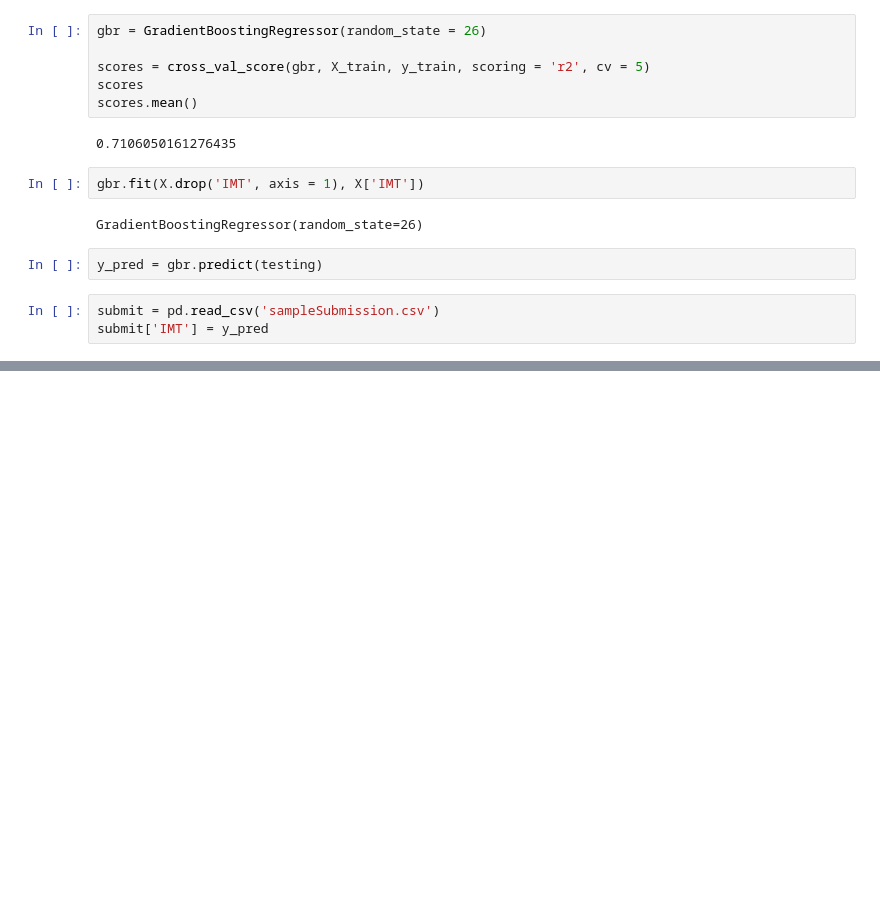
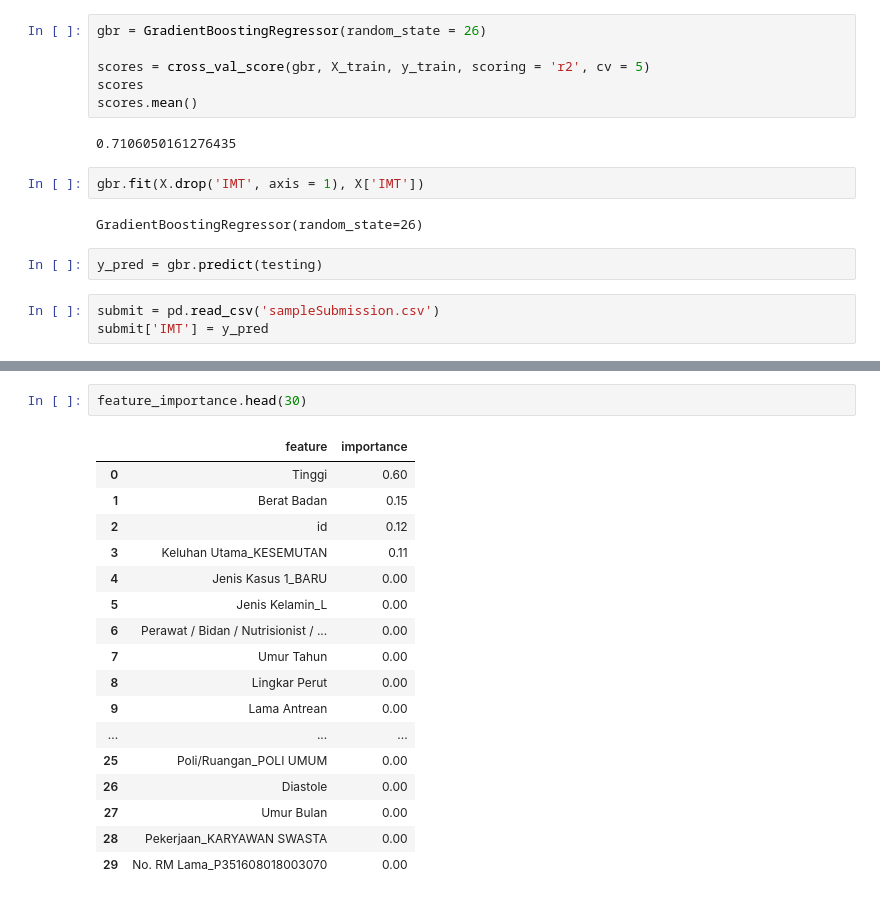
Before and after one commit to ArviandanaR/Playground-2-KOMATIK-UGM, a Jupyter notebook: playground2-fix.ipynb, the cells around one changed output, grey strips where cells are left out. Saved outputs shown, nothing was run; the diff lists cells and outputs as text; blank space fills up the shorter version.

```diff
--- a/playground2-fix.ipynb
+++ b/playground2-fix.ipynb
@@ -1052,0 +1065,20 @@ Name: IMT, Length: 933, dtype: float64
+# %%
+feature_importance.head(30)
+# %% [output]
+|  | feature | importance |
+| 0 | Tinggi | 0.60 |
+| 1 | Berat Badan | 0.15 |
+| 2 | id | 0.12 |
+| 3 | Keluhan Utama_KESEMUTAN | 0.11 |
+| 4 | Jenis Kasus 1_BARU | 0.00 |
+| 5 | Jenis Kelamin_L | 0.00 |
+| 6 | Perawat / Bidan / Nutrisionist / ... | 0.00 |
+| 7 | Umur Tahun | 0.00 |
+| 8 | Lingkar Perut | 0.00 |
+| 9 | Lama Antrean | 0.00 |
+| ... | ... | ... |
+| 25 | Poli/Ruangan_POLI UMUM | 0.00 |
+| 26 | Diastole | 0.00 |
+| 27 | Umur Bulan | 0.00 |
+| 28 | Pekerjaan_KARYAWAN SWASTA | 0.00 |
+| 29 | No. RM Lama_P351608018003070 | 0.00 |
```
Also changed, not shown: parts of 19 cells of this notebook.
